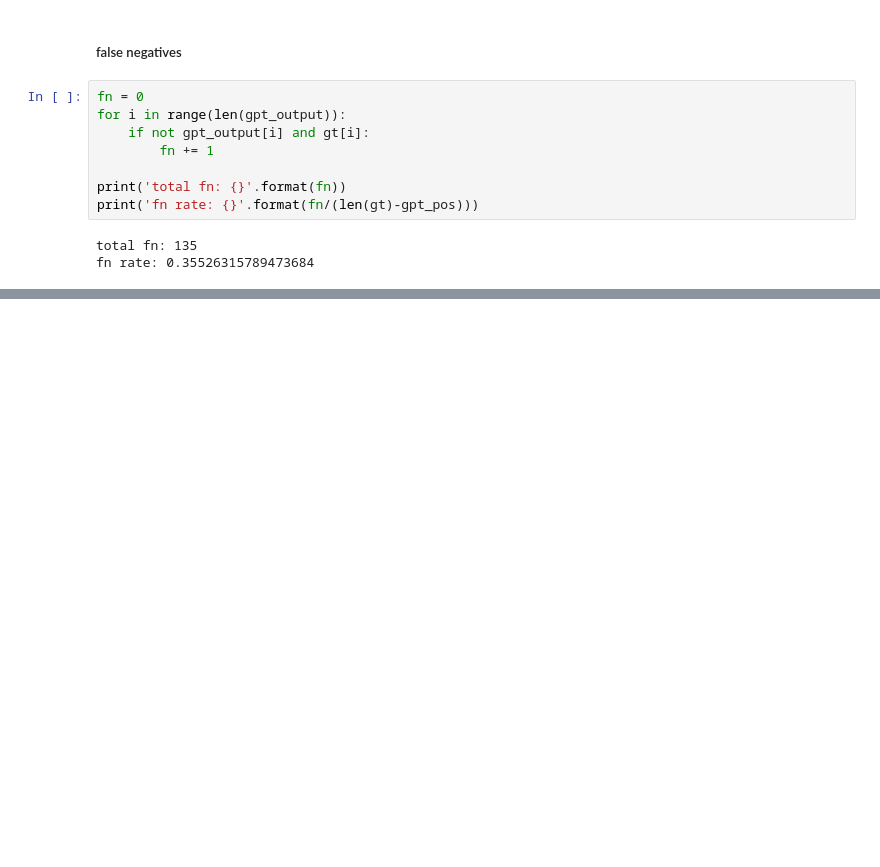
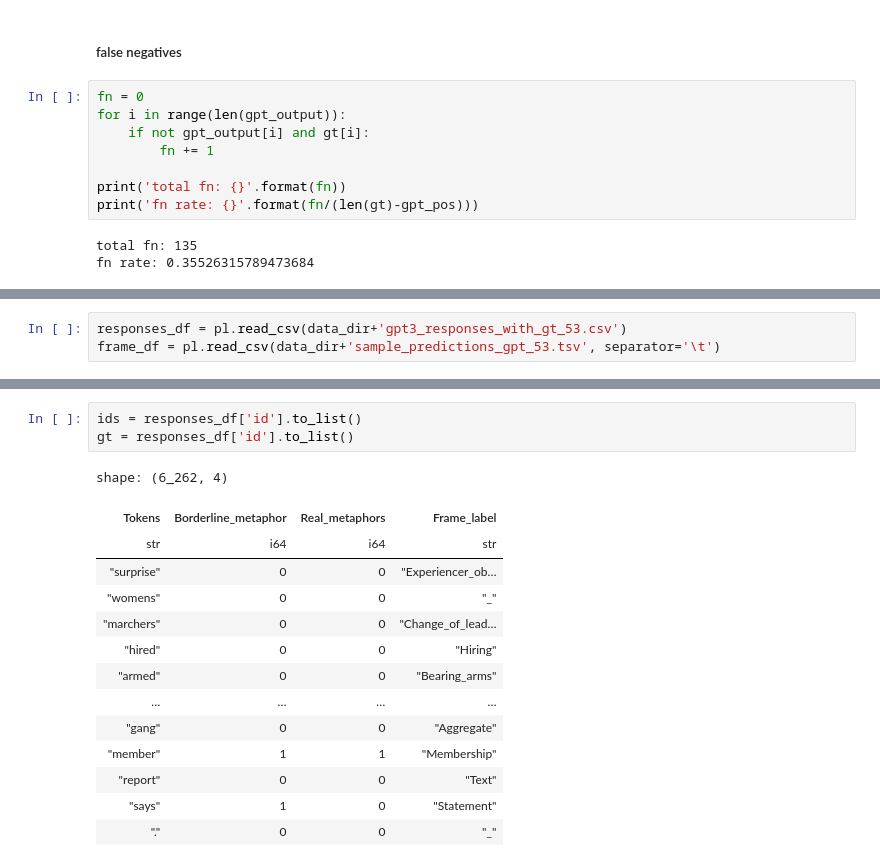
Before and after one commit to tatami-galaxy/sports-language-in-politics, a Jupyter notebook: experiments/notebooks/eval_political_posts_chatgpt.ipynb, the cells around one changed output, grey strips where cells are left out. Drawn from its saved outputs; the diff is of its cells as text; blank space fills up the shorter version.

Commit message:
manual eval chatgpt metaphor match.

```diff
--- a/experiments/notebooks/eval_political_posts_chatgpt.ipynb
+++ b/experiments/notebooks/eval_political_posts_chatgpt.ipynb
@@ -848,0 +905,3 @@ fn rate: 0.35526315789473684
+# %%
+responses_df = pl.read_csv(data_dir+'gpt3_responses_with_gt_53.csv')
+frame_df = pl.read_csv(data_dir+'sample_predictions_gpt_53.tsv', separator='\t')
@@ -848,0 +1011,18 @@ fn rate: 0.35526315789473684
+# %%
+ids = responses_df['id'].to_list()
+gt = responses_df['id'].to_list()
+# %% [output]
+shape: (6_262, 4)
+| Tokens | Borderline_metaphor | Real_metaphors | Frame_label |
+| str | i64 | i64 | str |
+| "surprise" | 0 | 0 | "Experiencer_ob… |
+| "womens" | 0 | 0 | "_" |
+| "marchers" | 0 | 0 | "Change_of_lead… |
+| "hired" | 0 | 0 | "Hiring" |
+| "armed" | 0 | 0 | "Bearing_arms" |
+| … | … | … | … |
+| "gang" | 0 | 0 | "Aggregate" |
+| "member" | 1 | 1 | "Membership" |
+| "report" | 0 | 0 | "Text" |
+| "says" | 1 | 0 | "Statement" |
+| "." | 0 | 0 | "_" |
```
Also changed, not shown: parts of 26 cells of this notebook, 1 other file.
